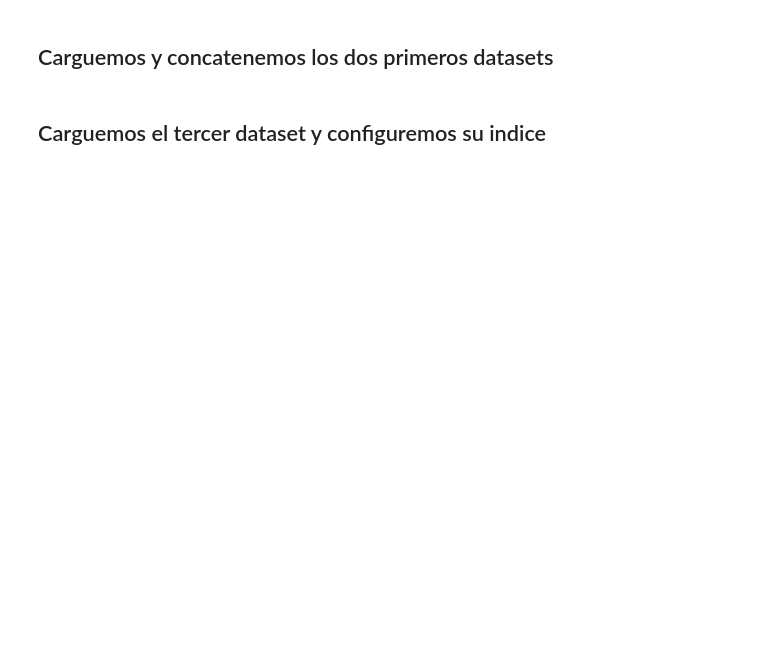
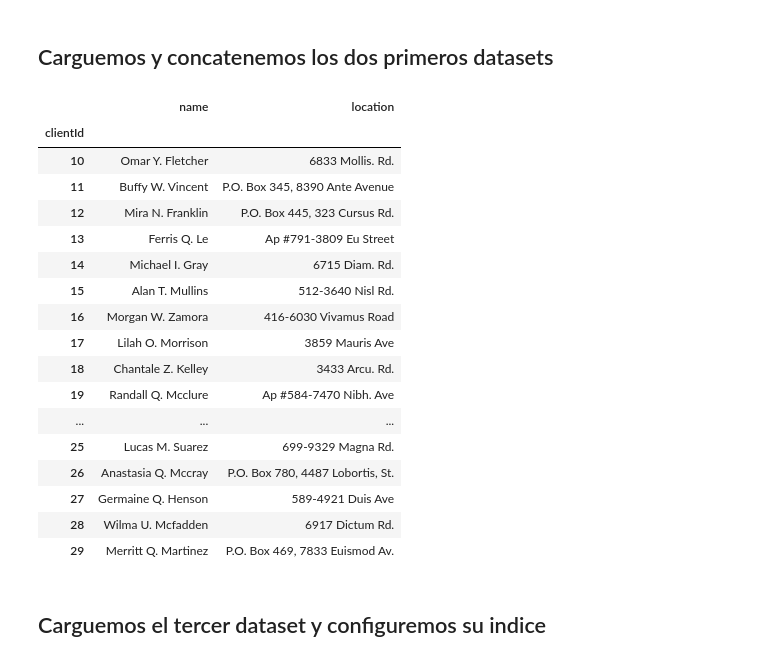
Before and after one commit to Jeff-IV/Pandas-Python, a Jupyter notebook: concatenacionDeDatasets.ipynb, the cells around one changed output. Drawn from its saved outputs; the diff is of its cells as text; code cells hidden in the pictures; blank space fills up the shorter version.

```diff
--- a/concatenacionDeDatasets.ipynb
+++ b/concatenacionDeDatasets.ipynb
@@ -251,16 +251,35 @@ Writing dataset/dataset3.csv
 # %%
 df1 = pd.read_csv("dataset/dataset1.csv")
 
 df2 = pd.read_csv("dataset/dataset2.csv")
 
 df1y2 = pd.concat(
     [df1, df2],
     ignore_index=True
 )
 
-df1y2.set_index("clientID", inplace=True)#Le decimos que use la columna cLientId como indice
+df1y2.set_index("clientId", inplace=True)#Le decimos que use la columna cLientId como indice
 
 df1y2
+# %% [output]
+|  | name | location |
+| clientId |  |  |
+| 10 | Omar Y. Fletcher | 6833 Mollis. Rd. |
+| 11 | Buffy W. Vincent | P.O. Box 345, 8390 Ante Avenue |
+| 12 | Mira N. Franklin | P.O. Box 445, 323 Cursus Rd. |
+| 13 | Ferris Q. Le | Ap #791-3809 Eu Street |
+| 14 | Michael I. Gray | 6715 Diam. Rd. |
+| 15 | Alan T. Mullins | 512-3640 Nisl Rd. |
+| 16 | Morgan W. Zamora | 416-6030 Vivamus Road |
+| 17 | Lilah O. Morrison | 3859 Mauris Ave |
+| 18 | Chantale Z. Kelley | 3433 Arcu. Rd. |
+| 19 | Randall Q. Mcclure | Ap #584-7470 Nibh. Ave |
+| ... | ... | ... |
+| 25 | Lucas M. Suarez | 699-9329 Magna Rd. |
+| 26 | Anastasia Q. Mccray | P.O. Box 780, 4487 Lobortis, St. |
+| 27 | Germaine Q. Henson | 589-4921 Duis Ave |
+| 28 | Wilma U. Mcfadden | 6917 Dictum Rd. |
+| 29 | Merritt Q. Martinez | P.O. Box 469, 7833 Euismod Av. |
 # %% [markdown]
 ## Carguemos el tercer dataset y configuremos su indice
 # %%
```
Also changed, not shown: parts of 6 cells of this notebook, 1 other file.
